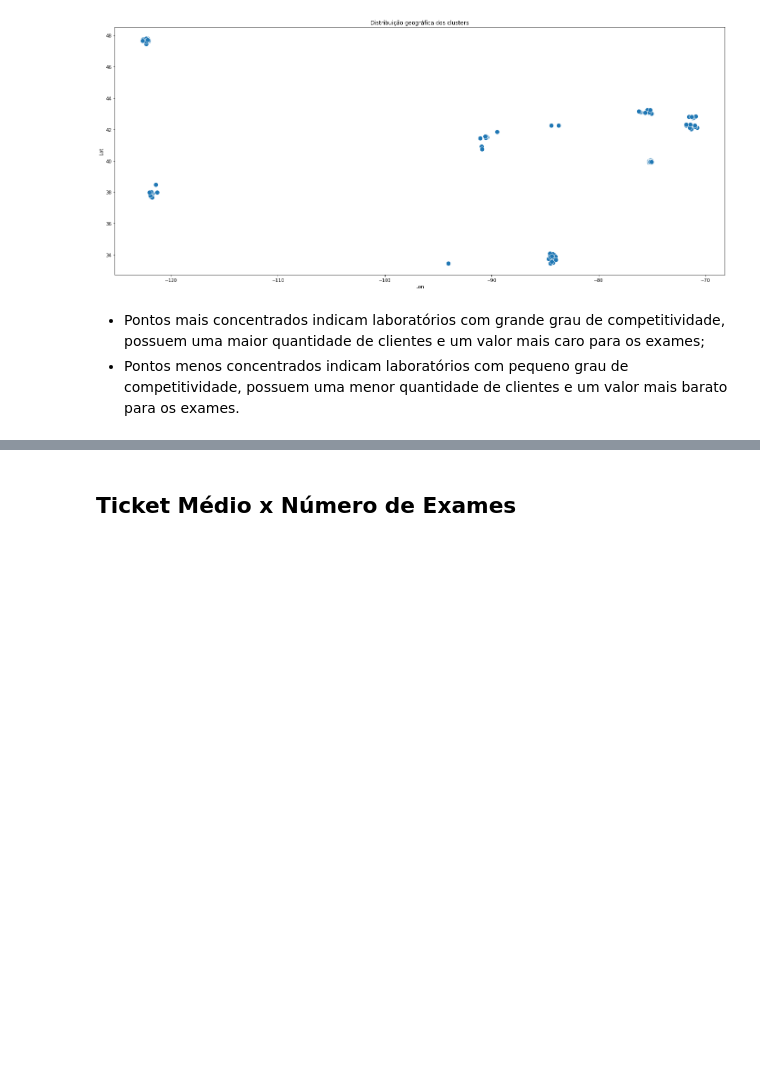
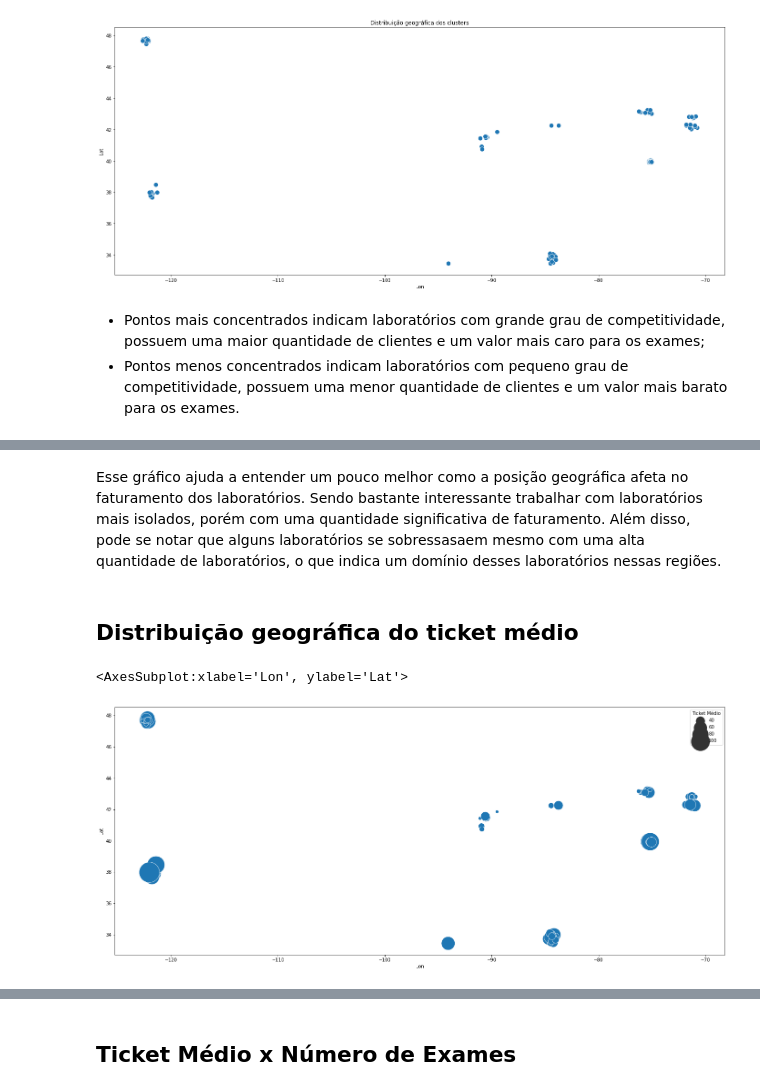
Before and after one commit to leotanaka4/desafio-elogroup, a Jupyter notebook: ans.ipynb, the cells around one changed output, grey strips where cells are left out. Cells and saved outputs as stored; diff of their text form; code cells hidden in the pictures; blank space fills up the shorter version.

```diff
--- a/ans.ipynb
+++ b/ans.ipynb
@@ -289,0 +314,10 @@ geo.set(title="Distribuição geográfica dos clusters")
+# %% [markdown]
+Esse gráfico ajuda a entender um pouco melhor como a posição geográfica afeta no faturamento dos laboratórios. Sendo bastante interessante trabalhar com laboratórios mais isolados, porém com uma quantidade significativa de faturamento. Além disso, pode se notar que alguns laboratórios se sobressasaem mesmo com uma alta quantidade de laboratórios, o que indica um domínio desses laboratórios nessas regiões.
+# %% [markdown]
+## Distribuição geográfica do ticket médio
+# %%
+plt.figure(figsize=(24,10))
+sns.scatterplot(data=df, x="Lon", y="Lat", size="Ticket Médio", sizes=(20, 2000))
+# %% [output]
+<AxesSubplot:xlabel='Lon', ylabel='Lat'>
+[figure, added]
```
Also changed, not shown: parts of 12 cells of this notebook.
